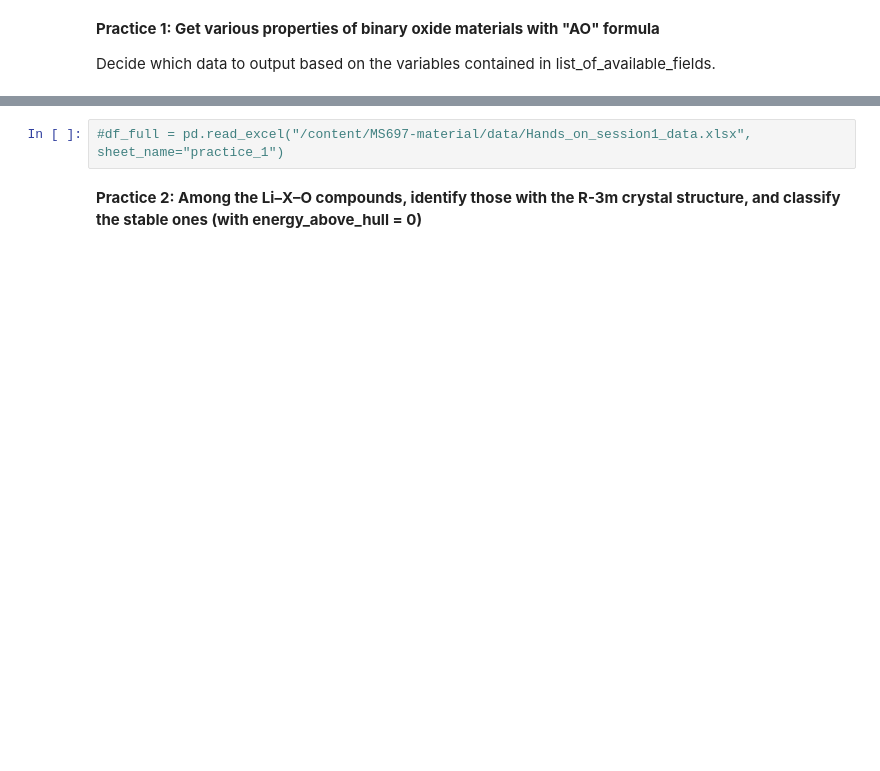
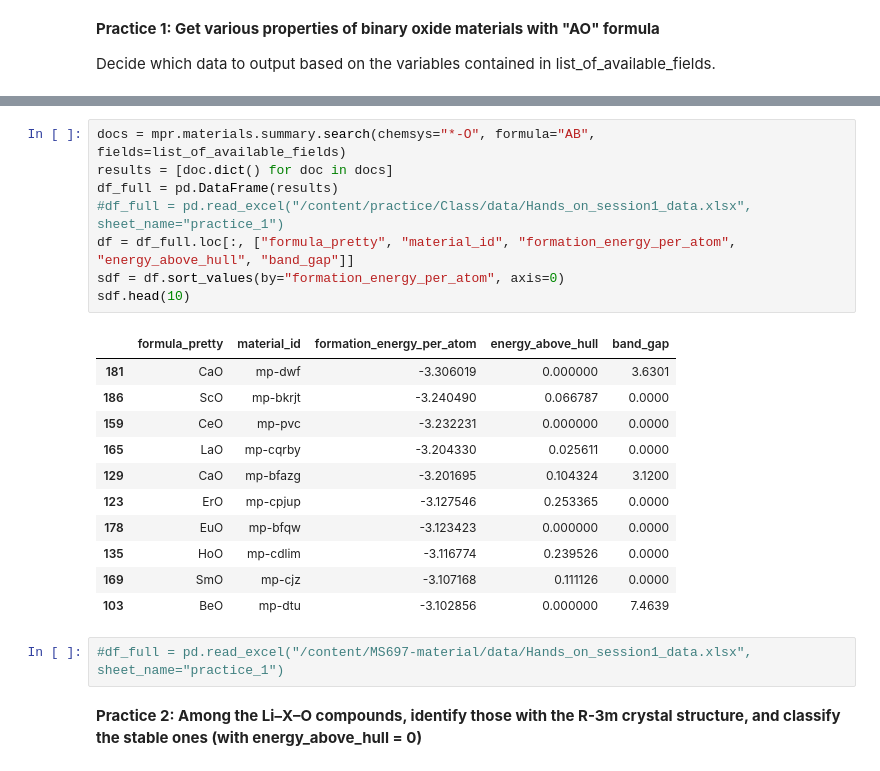
Before and after one commit to CMDDclass/MS697-material, a Jupyter notebook: Hands-on-session1/2025_2_Hands_on_session1_practice.ipynb, the cells around one changed output, grey strips where cells are left out. Saved outputs shown, nothing was run; the diff lists cells and outputs as text; blank space fills up the shorter version.

```diff
--- a/Hands-on-session1/2025_2_Hands_on_session1_practice.ipynb
+++ b/Hands-on-session1/2025_2_Hands_on_session1_practice.ipynb
@@ -45,3 +50,23 @@ Decide which data to output based on the variables contained in list_of_availabl
+# %%
+docs = mpr.materials.summary.search(chemsys="*-O", formula="AB", fields=list_of_available_fields)
+results = [doc.dict() for doc in docs]
+df_full = pd.DataFrame(results)
+#df_full = pd.read_excel("/content/practice/Class/data/Hands_on_session1_data.xlsx", sheet_name="practice_1")
+df = df_full.loc[:, ["formula_pretty", "material_id", "formation_energy_per_atom", "energy_above_hull", "band_gap"]]
+sdf = df.sort_values(by="formation_energy_per_atom", axis=0)
+sdf.head(10)
+# %% [output]
+|  | formula_pretty | material_id | formation_energy_per_atom | energy_above_hull | band_gap |
+| 181 | CaO | mp-dwf | -3.306019 | 0.000000 | 3.6301 |
+| 186 | ScO | mp-bkrjt | -3.240490 | 0.066787 | 0.0000 |
+| 159 | CeO | mp-pvc | -3.232231 | 0.000000 | 0.0000 |
+| 165 | LaO | mp-cqrby | -3.204330 | 0.025611 | 0.0000 |
+| 129 | CaO | mp-bfazg | -3.201695 | 0.104324 | 3.1200 |
+| 123 | ErO | mp-cpjup | -3.127546 | 0.253365 | 0.0000 |
+| 178 | EuO | mp-bfqw | -3.123423 | 0.000000 | 0.0000 |
+| 135 | HoO | mp-cdlim | -3.116774 | 0.239526 | 0.0000 |
+| 169 | SmO | mp-cjz | -3.107168 | 0.111126 | 0.0000 |
+| 103 | BeO | mp-dtu | -3.102856 | 0.000000 | 7.4639 |
 # %%
 #df_full = pd.read_excel("/content/MS697-material/data/Hands_on_session1_data.xlsx", sheet_name="practice_1")
 # %% [markdown]
```
Also changed, not shown: parts of 10 cells of this notebook.
